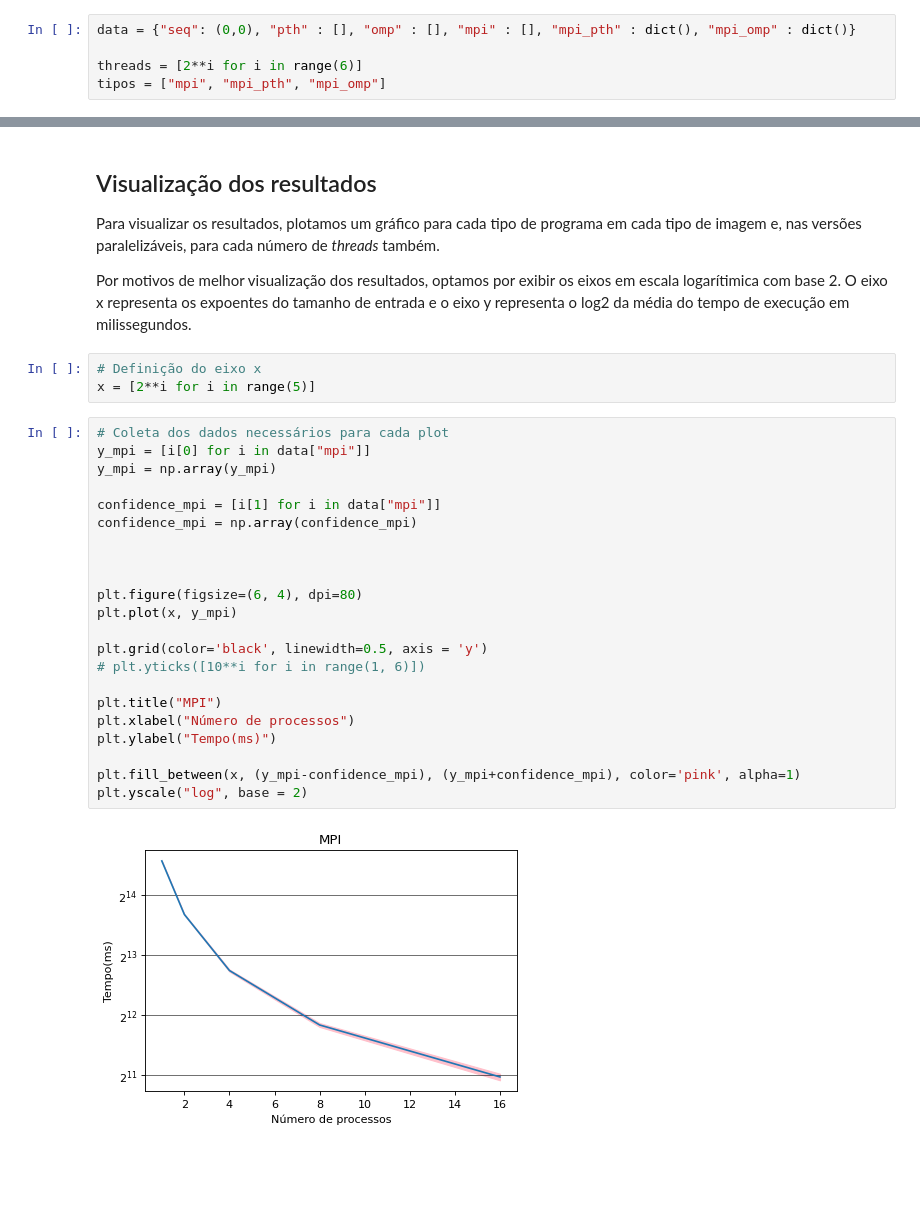
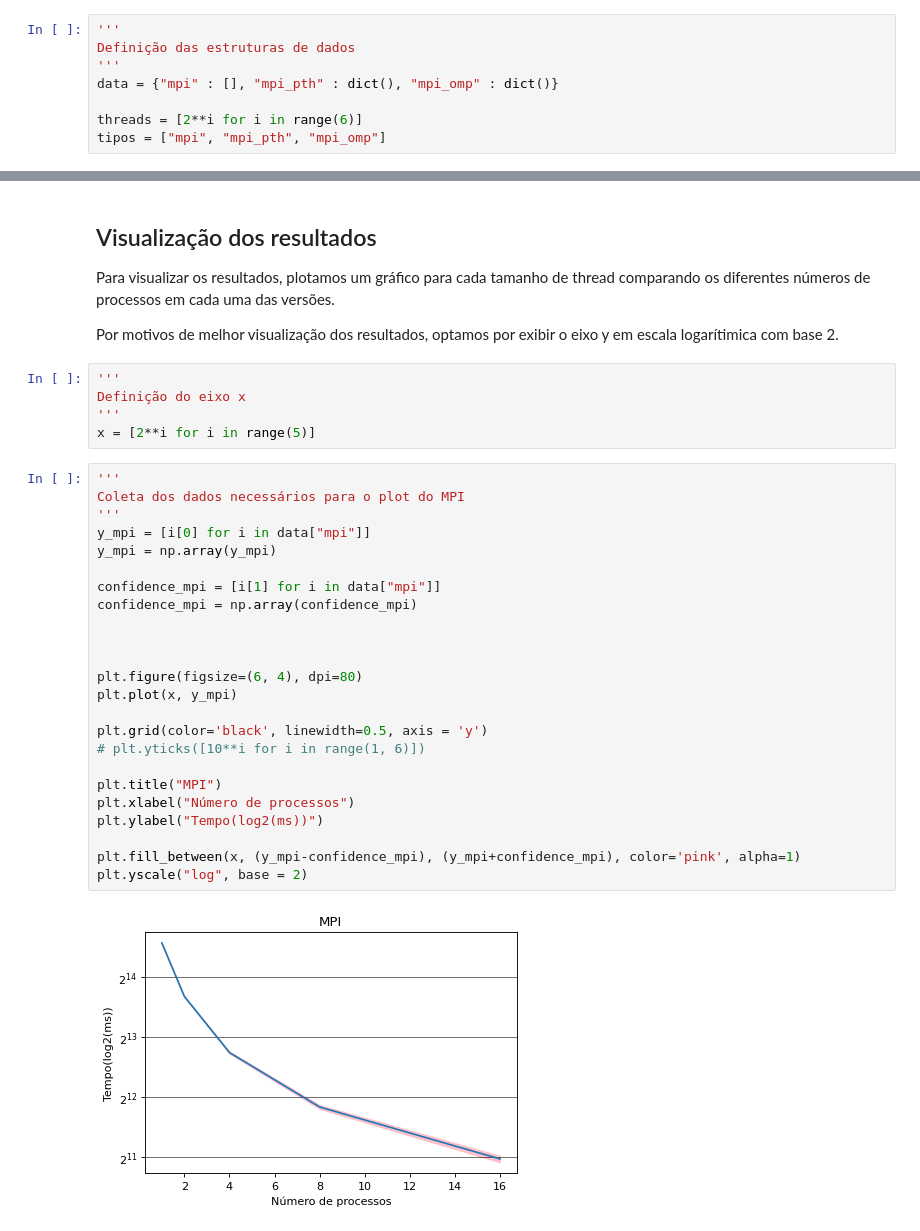
Before and after one commit to T-Guerrero/MAC0219-EP2, a Jupyter notebook: docs/documentation.ipynb, the cells around one changed output, grey strips where cells are left out. Saved outputs shown, nothing was run; the diff lists cells and outputs as text; blank space fills up the shorter version.

```diff
--- a/docs/documentation.ipynb
+++ b/docs/documentation.ipynb
@@ -97,5 +152,8 @@ Como o intervalo de confiança é simétrico em torno da média, só armazenamos
 # %%
-data = {"seq": (0,0), "pth" : [], "omp" : [], "mpi" : [], "mpi_pth" : dict(), "mpi_omp" : dict()}
+'''
+Definição das estruturas de dados
+'''
+data = {"mpi" : [], "mpi_pth" : dict(), "mpi_omp" : dict()}
 
 threads = [2**i for i in range(6)]
 tipos = ["mpi", "mpi_pth", "mpi_omp"]
@@ -154,36 +200,40 @@ data
    (1268.7271436666667, 62.53481346305228),
    (1282.2607040000003, 62.60432717681288)]}}
 # %% [markdown]
-## Visualização dos resultados
+## Visualização dos resultados <a id="second"></a>
 
-Para visualizar os resultados, plotamos um gráfico para cada tipo de programa em cada tipo de imagem e, nas versões paralelizáveis, para cada número de *threads* também.
+Para visualizar os resultados, plotamos um gráfico para cada tamanho de thread comparando os diferentes números de processos em cada uma das versões.
 
-Por motivos de melhor visualização dos resultados, optamos por exibir os eixos em escala logarítimica com base 2. O eixo x representa os expoentes do tamanho de entrada e o eixo y representa o log2 da média do tempo de execução em milissegundos.
+Por motivos de melhor visualização dos resultados, optamos por exibir o eixo y em escala logarítimica com base 2.
 # %%
-# Definição do eixo x
+'''
+Definição do eixo x
+'''
 x = [2**i for i in range(5)]
 # %%
-# Coleta dos dados necessários para cada plot
+'''
+Coleta dos dados necessários para o plot do MPI
+'''
 y_mpi = [i[0] for i in data["mpi"]]
 y_mpi = np.array(y_mpi)
 
 confidence_mpi = [i[1] for i in data["mpi"]]
 confidence_mpi = np.array(confidence_mpi)
 
 
 
 plt.figure(figsize=(6, 4), dpi=80)
 plt.plot(x, y_mpi)
 
 plt.grid(color='black', linewidth=0.5, axis = 'y')
 # plt.yticks([10**i for i in range(1, 6)])
 
 plt.title("MPI")
 plt.xlabel("Número de processos")
-plt.ylabel("Tempo(ms)")
+plt.ylabel("Tempo(log2(ms))")
 
 plt.fill_between(x, (y_mpi-confidence_mpi), (y_mpi+confidence_mpi), color='pink', alpha=1)
 plt.yscale("log", base = 2)
 # %% [output]
-[figure, old version]
+[figure, new version]
 # %%
```
Also changed, not shown: parts of 32 cells of this notebook.
